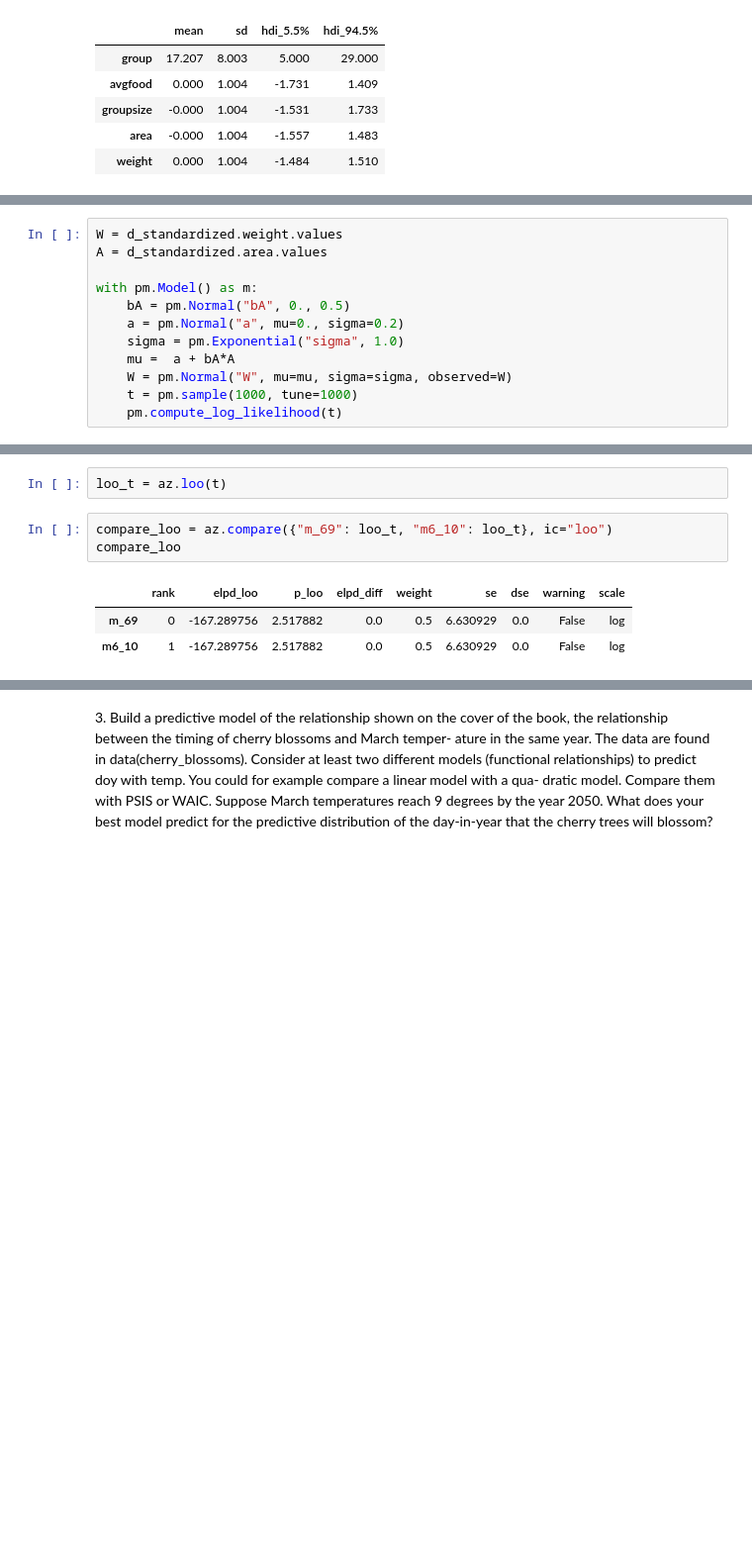
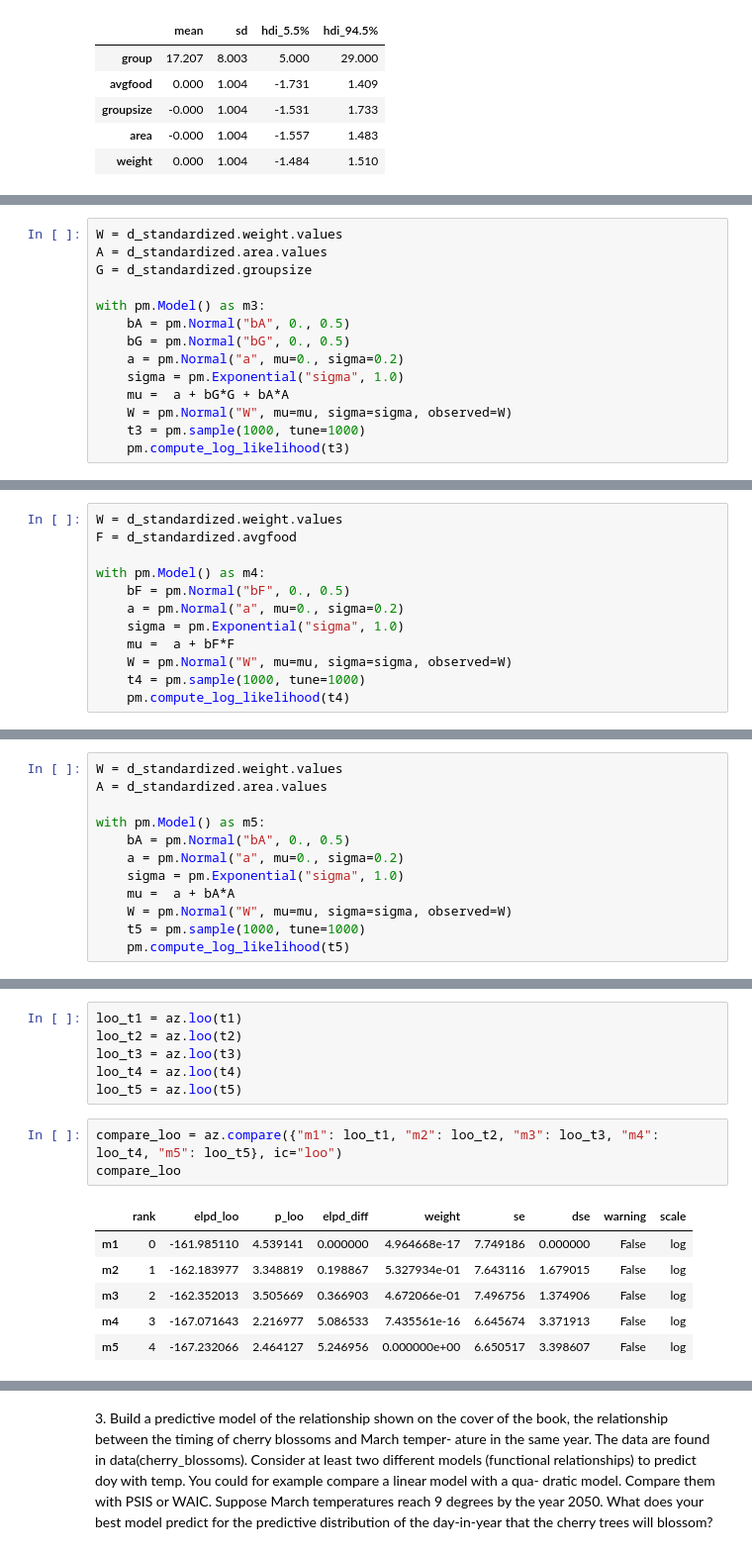
Before and after one commit to roland-hochmuth/stat_rethinking_2023, a Jupyter notebook: solutions/pymc/hw-4.ipynb, the cells around one changed output, grey strips where cells are left out. Shown at 99% size. Saved outputs shown, nothing was run; the diff lists cells and outputs as text; blank space fills up the shorter version.

```diff
--- a/solutions/pymc/hw-4.ipynb
+++ b/solutions/pymc/hw-4.ipynb
@@ -257,0 +312,14 @@ draw(G, node_shapes="o")
+# %%
+W = d_standardized.weight.values
+A = d_standardized.area.values
+G = d_standardized.groupsize
+
+with pm.Model() as m3:
+    bA = pm.Normal("bA", 0., 0.5)
+    bG = pm.Normal("bG", 0., 0.5)
+    a = pm.Normal("a", mu=0., sigma=0.2)
+    sigma = pm.Exponential("sigma", 1.0)
+    mu =  a + bG*G + bA*A
+    W = pm.Normal("W", mu=mu, sigma=sigma, observed=W)
+    t3 = pm.sample(1000, tune=1000)
+    pm.compute_log_likelihood(t3)
@@ -257,0 +334,12 @@ draw(G, node_shapes="o")
+# %%
+W = d_standardized.weight.values
+F = d_standardized.avgfood
+
+with pm.Model() as m4:
+    bF = pm.Normal("bF", 0., 0.5)
+    a = pm.Normal("a", mu=0., sigma=0.2)
+    sigma = pm.Exponential("sigma", 1.0)
+    mu =  a + bF*F
+    W = pm.Normal("W", mu=mu, sigma=sigma, observed=W)
+    t4 = pm.sample(1000, tune=1000)
+    pm.compute_log_likelihood(t4)
@@ -259,14 +355,14 @@ draw(G, node_shapes="o")
 W = d_standardized.weight.values
 A = d_standardized.area.values
 
-with pm.Model() as m:
+with pm.Model() as m5:
     bA = pm.Normal("bA", 0., 0.5)
     a = pm.Normal("a", mu=0., sigma=0.2)
     sigma = pm.Exponential("sigma", 1.0)
     mu =  a + bA*A
     W = pm.Normal("W", mu=mu, sigma=sigma, observed=W)
-    t = pm.sample(1000, tune=1000)
-    pm.compute_log_likelihood(t)
+    t5 = pm.sample(1000, tune=1000)
+    pm.compute_log_likelihood(t5)
 # %% [output]
 Auto-assigning NUTS sampler...
 Initializing NUTS using jitter+adapt_diag...
@@ -275,12 +371,19 @@ NUTS: [bA, a, sigma]
 [interactive output not drawn]
 Sampling 4 chains for 1_000 tune and 1_000 draw iterations (4_000 + 4_000 draws total) took 1 seconds.
 [interactive output not drawn]
-# %%
-loo_t = az.loo(t)
+# %%
+loo_t1 = az.loo(t1)
+loo_t2 = az.loo(t2)
+loo_t3 = az.loo(t3)
+loo_t4 = az.loo(t4)
+loo_t5 = az.loo(t5)
 # %%
-compare_loo = az.compare({"m_69": loo_t, "m6_10": loo_t}, ic="loo")
+compare_loo = az.compare({"m1": loo_t1, "m2": loo_t2, "m3": loo_t3, "m4": loo_t4, "m5": loo_t5}, ic="loo")
 compare_loo
 # %% [output]
 |  | rank | elpd_loo | p_loo | elpd_diff | weight | se | dse | warning | scale |
-| m_69 | 0 | -167.289756 | 2.517882 | 0.0 | 0.5 | 6.630929 | 0.0 | False | log |
-| m6_10 | 1 | -167.289756 | 2.517882 | 0.0 | 0.5 | 6.630929 | 0.0 | False | log |
+| m1 | 0 | -161.985110 | 4.539141 | 0.000000 | 4.964668e-17 | 7.749186 | 0.000000 | False | log |
+| m2 | 1 | -162.183977 | 3.348819 | 0.198867 | 5.327934e-01 | 7.643116 | 1.679015 | False | log |
+| m3 | 2 | -162.352013 | 3.505669 | 0.366903 | 4.672066e-01 | 7.496756 | 1.374906 | False | log |
+| m4 | 3 | -167.071643 | 2.216977 | 5.086533 | 7.435561e-16 | 6.645674 | 3.371913 | False | log |
+| m5 | 4 | -167.232066 | 2.464127 | 5.246956 | 0.000000e+00 | 6.650517 | 3.398607 | False | log |
```
Also changed, not shown: parts of 25 cells of this notebook.
